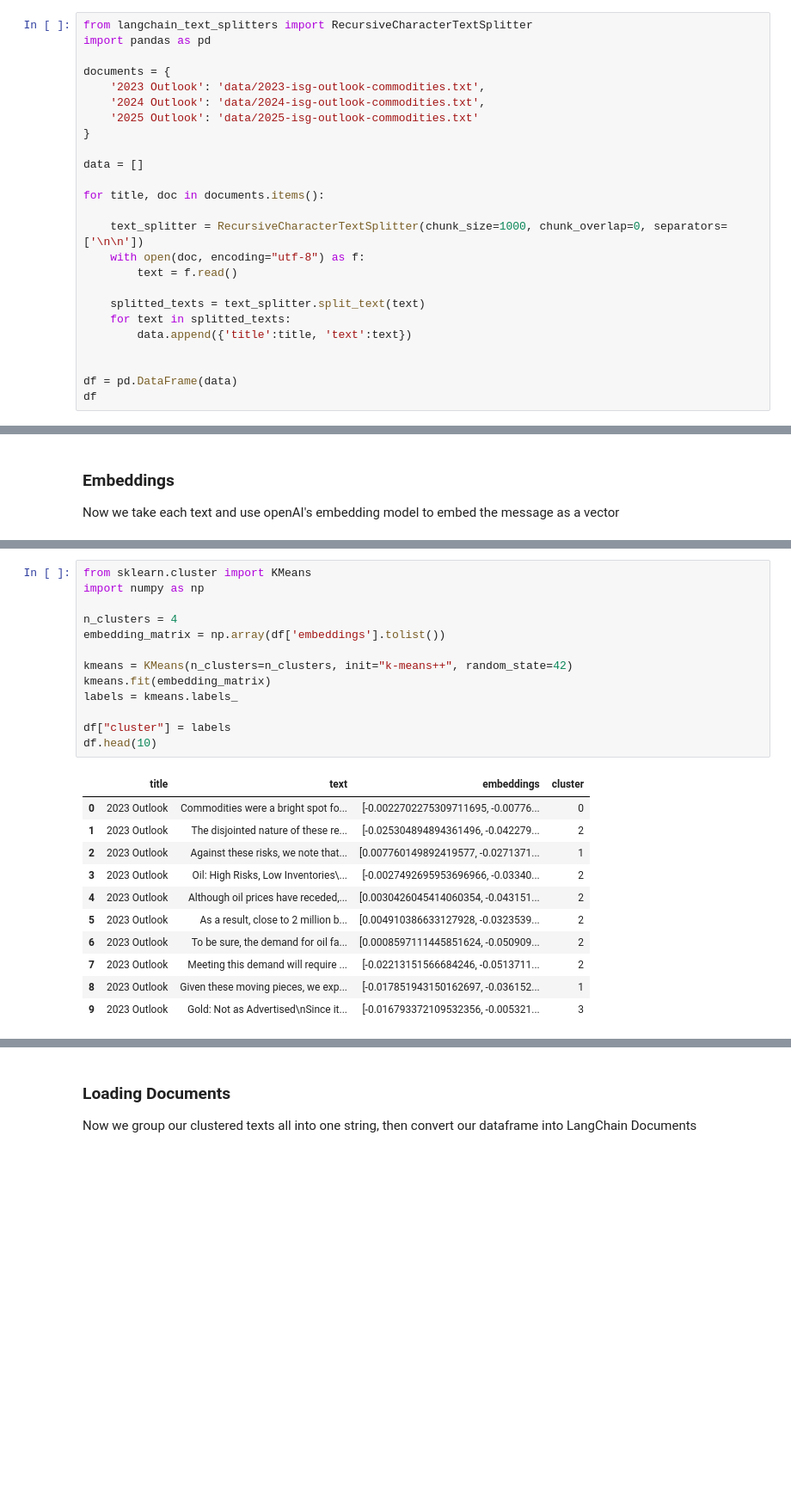
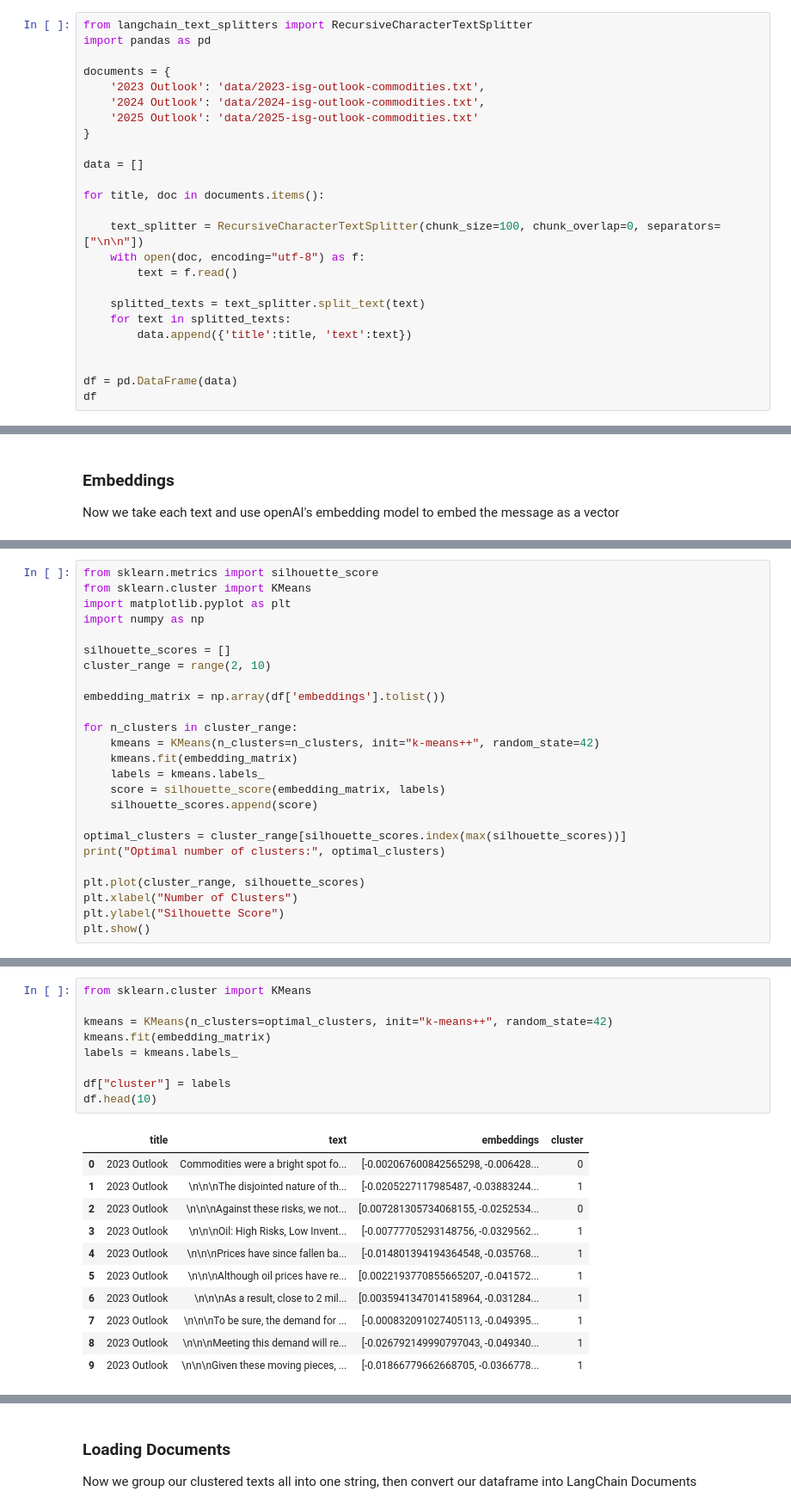
Before and after one commit to 11bho11/multidoc, a Jupyter notebook: multidoc.ipynb, the cells around one changed output, grey strips where cells are left out. Shown at 86% size. Drawn from its saved outputs; the diff is of its cells as text; blank space fills up the shorter version.

```diff
--- a/multidoc.ipynb
+++ b/multidoc.ipynb
@@ -212,7 +211,7 @@ data = []
 
 for title, doc in documents.items():
 
-    text_splitter = RecursiveCharacterTextSplitter(chunk_size=1000, chunk_overlap=0, separators=['\n\n'])
+    text_splitter = RecursiveCharacterTextSplitter(chunk_size=100, chunk_overlap=0, separators=["\n\n"])
     with open(doc, encoding="utf-8") as f:
         text = f.read()
 
@@ -272,0 +272,25 @@ I'm using 4 clusters for now.
+# %%
+from sklearn.metrics import silhouette_score
+from sklearn.cluster import KMeans
+import matplotlib.pyplot as plt
+import numpy as np
+
+silhouette_scores = []
+cluster_range = range(2, 10)
+
+embedding_matrix = np.array(df['embeddings'].tolist())
+
+for n_clusters in cluster_range:
+    kmeans = KMeans(n_clusters=n_clusters, init="k-means++", random_state=42)
+    kmeans.fit(embedding_matrix)
+    labels = kmeans.labels_
+    score = silhouette_score(embedding_matrix, labels)
+    silhouette_scores.append(score)
+
+optimal_clusters = cluster_range[silhouette_scores.index(max(silhouette_scores))]
+print("Optimal number of clusters:", optimal_clusters)
+
+plt.plot(cluster_range, silhouette_scores)
+plt.xlabel("Number of Clusters")
+plt.ylabel("Silhouette Score")
+plt.show()
@@ -273,25 +304,21 @@ I'm using 4 clusters for now.
 # %%
 from sklearn.cluster import KMeans
-import numpy as np
 
-n_clusters = 4
-embedding_matrix = np.array(df['embeddings'].tolist())
-
-kmeans = KMeans(n_clusters=n_clusters, init="k-means++", random_state=42)
+kmeans = KMeans(n_clusters=optimal_clusters, init="k-means++", random_state=42)
 kmeans.fit(embedding_matrix)
 labels = kmeans.labels_
 
 df["cluster"] = labels
 df.head(10)
 # %% [output]
 |  | title | text | embeddings | cluster |
-| 0 | 2023 Outlook | Commodities were a bright spot fo... | [-0.0022702275309711695, -0.00776... | 0 |
-| 1 | 2023 Outlook | The disjointed nature of these re... | [-0.025304894894361496, -0.042279... | 2 |
-| 2 | 2023 Outlook | Against these risks, we note that... | [0.007760149892419577, -0.0271371... | 1 |
-| 3 | 2023 Outlook | Oil: High Risks, Low Inventories\... | [-0.0027492695953696966, -0.03340... | 2 |
-| 4 | 2023 Outlook | Although oil prices have receded,... | [0.0030426045414060354, -0.043151... | 2 |
-| 5 | 2023 Outlook | As a result, close to 2 million b... | [0.004910386633127928, -0.0323539... | 2 |
-| 6 | 2023 Outlook | To be sure, the demand for oil fa... | [0.0008597111445851624, -0.050909... | 2 |
-| 7 | 2023 Outlook | Meeting this demand will require ... | [-0.02213151566684246, -0.0513711... | 2 |
-| 8 | 2023 Outlook | Given these moving pieces, we exp... | [-0.017851943150162697, -0.036152... | 1 |
-| 9 | 2023 Outlook | Gold: Not as Advertised\nSince it... | [-0.016793372109532356, -0.005321... | 3 |
+| 0 | 2023 Outlook | Commodities were a bright spot fo... | [-0.002067600842565298, -0.006428... | 0 |
+| 1 | 2023 Outlook | \n\n\nThe disjointed nature of th... | [-0.0205227117985487, -0.03883244... | 1 |
+| 2 | 2023 Outlook | \n\n\nAgainst these risks, we not... | [0.007281305734068155, -0.0252534... | 0 |
+| 3 | 2023 Outlook | \n\n\nOil: High Risks, Low Invent... | [-0.00777705293148756, -0.0329562... | 1 |
+| 4 | 2023 Outlook | \n\n\nPrices have since fallen ba... | [-0.014801394194364548, -0.035768... | 1 |
+| 5 | 2023 Outlook | \n\n\nAlthough oil prices have re... | [0.0022193770855665207, -0.041572... | 1 |
+| 6 | 2023 Outlook | \n\n\nAs a result, close to 2 mil... | [0.0035941347014158964, -0.031284... | 1 |
+| 7 | 2023 Outlook | \n\n\nTo be sure, the demand for ... | [-0.000832091027405113, -0.049395... | 1 |
+| 8 | 2023 Outlook | \n\n\nMeeting this demand will re... | [-0.026792149990797043, -0.049340... | 1 |
+| 9 | 2023 Outlook | \n\n\nGiven these moving pieces, ... | [-0.01866779662668705, -0.0366778... | 1 |
```
Also changed, not shown: parts of 20 cells of this notebook, 1 other file.
